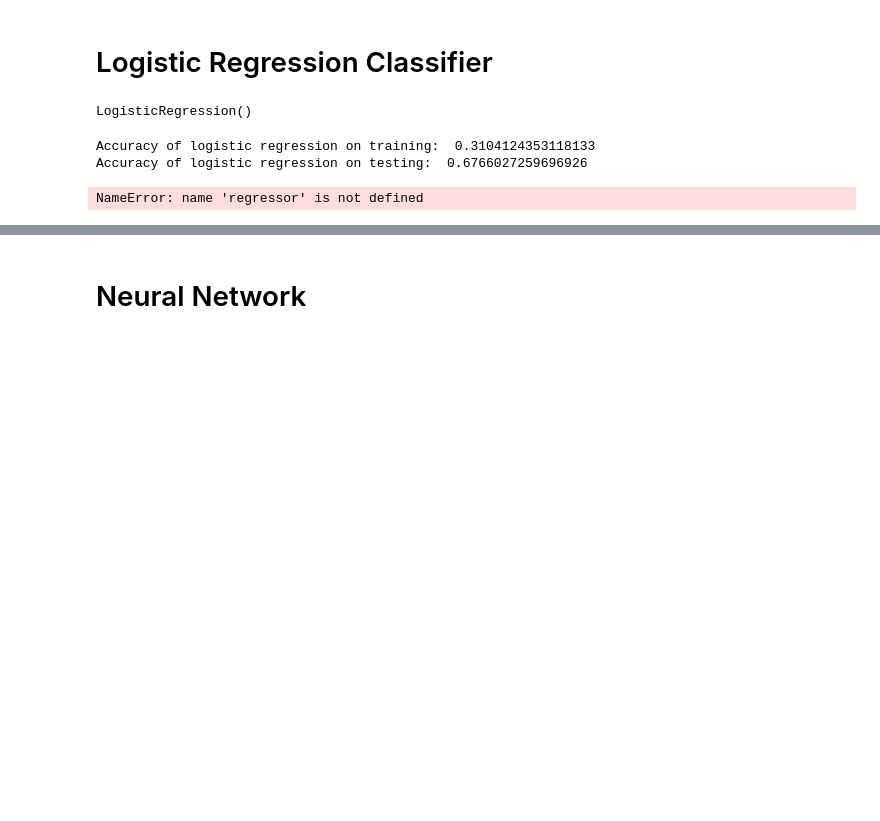
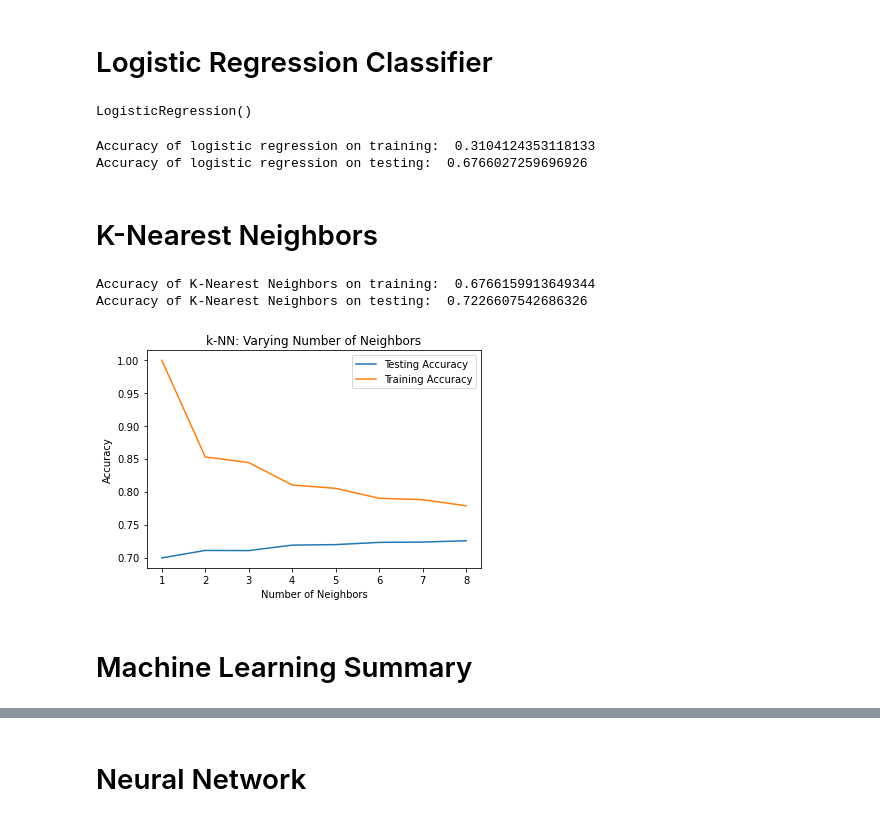
Before and after one commit to rlau929/final, a Jupyter notebook: Machine_Learning.ipynb, the cells around one changed output, grey strips where cells are left out. Cells and saved outputs as stored; diff of their text form; code cells hidden in the pictures; blank space fills up the shorter version.

Commit message:
Updating Machine Learning file

```diff
--- a/Machine_Learning.ipynb
+++ b/Machine_Learning.ipynb
@@ -284,6 +290,6 @@ Accuracy of logistic regression on training:  0.3104124353118133
 Accuracy of logistic regression on testing:  0.6766027259696926
 # %%
 # Saving model to disk
-pickle.dump(regressor, open('model.pkl','wb'))
+pickle.dump(logistic_regression, open('logist_regression_model.pkl','wb'))
-# %% [output]
-NameError: name 'regressor' is not defined
+# %% [markdown]
+# K-Nearest Neighbors
@@ -289,0 +305,45 @@ NameError: name 'regressor' is not defined
+# %%
+accuracy_knn=[]
+
+# Get the accuracy score
+acc = accuracy_score(y_test, y_pred)
+
+# Append to the accuracy list
+accuracy_knn.append(acc)
+
+print('Accuracy of K-Nearest Neighbors on training: ', knn.score(X_train_scaled, y_train))
+print('Accuracy of K-Nearest Neighbors on testing: ', knn.score(X_test, y_test))
+# %% [output]
+Accuracy of K-Nearest Neighbors on training:  0.6766159913649344
+Accuracy of K-Nearest Neighbors on testing:  0.7226607542686326
+# %%
+# Store train and test accuracies
+neighbors = np.arange(1, 9)
+train_accuracy = np.empty(len(neighbors))
+test_accuracy = np.empty(len(neighbors))
+
+# Loop over different values of k
+for i, n_neighbor in enumerate(neighbors):
+
+    # Setup a K-NN Classifier with n_neighbor
+    knn = KNeighborsClassifier(n_neighbors=n_neighbor)
+
+    # Fit the classifier to the training data
+    knn.fit(X_train,y_train)
+
+    # Compute accuracy on the training set
+    train_accuracy[i] = knn.score(X_train, y_train)
+
+    # Compute accuracy on the testing set
+    test_accuracy[i] = knn.score(X_test, y_test)
+
+# Generate plot
+plt.title('k-NN: Varying Number of Neighbors')
+plt.plot(neighbors, test_accuracy, label = 'Testing Accuracy')
+plt.plot(neighbors, train_accuracy, label = 'Training Accuracy')
+plt.legend()
+plt.xlabel('Number of Neighbors')
+plt.ylabel('Accuracy')
+plt.show()
+# %% [output]
+[figure, added]
@@ -289,0 +353,2 @@ NameError: name 'regressor' is not defined
+# %% [markdown]
+# Machine Learning Summary
```
Also changed, not shown: parts of 20 cells of this notebook.
